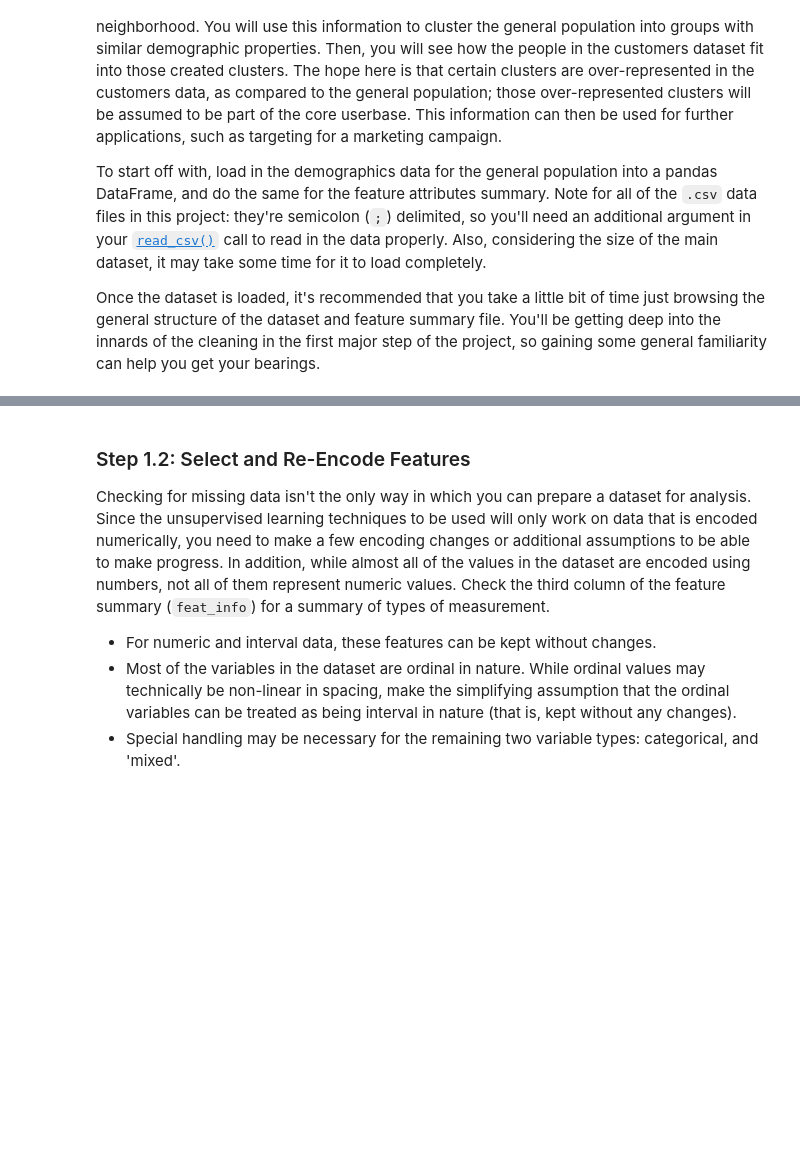
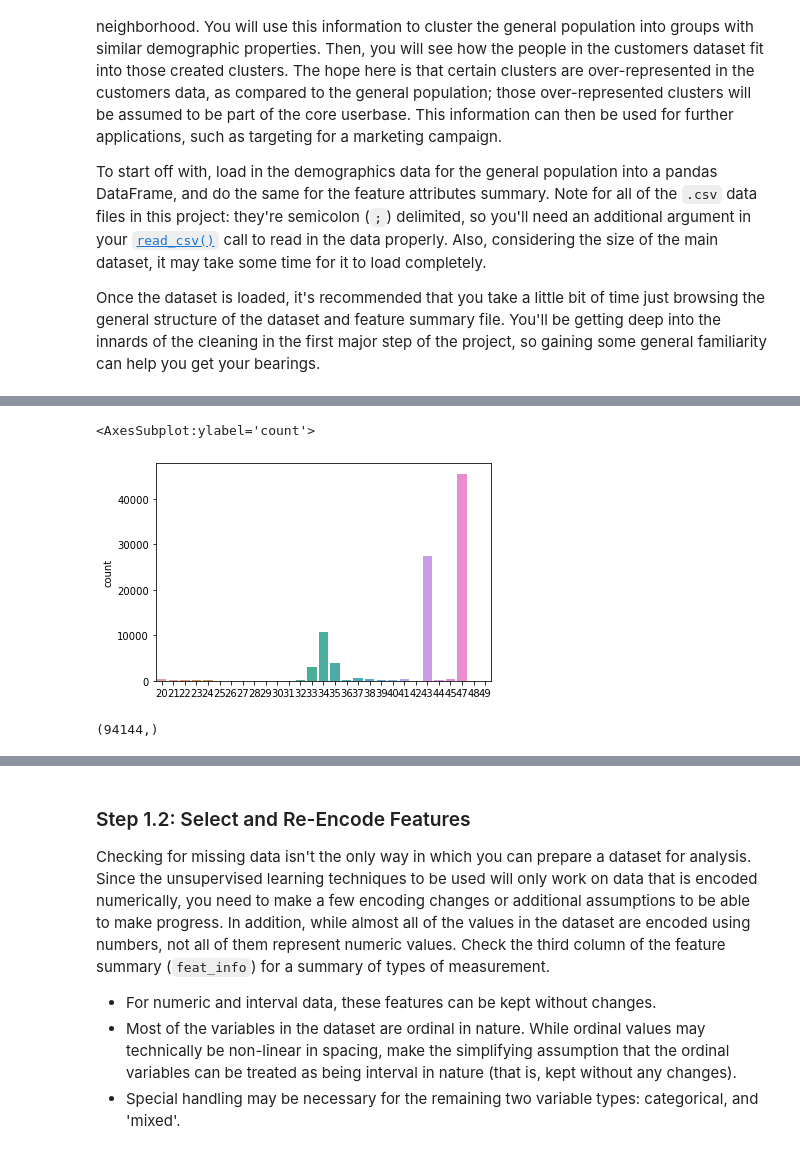
Before and after one commit to sstorm183/Unsupervised-Learning-Project, a Jupyter notebook: Identify_Customer_Segments.ipynb, the cells around one changed output, grey strips where cells are left out. Saved outputs shown, nothing was run; the diff lists cells and outputs as text; code cells hidden in the pictures; blank space fills up the shorter version.

```diff
--- a/Identify_Customer_Segments.ipynb
+++ b/Identify_Customer_Segments.ipynb
@@ -283,0 +235,9 @@ snsPlotCount(azidasCleaned, azidasOutliers, "PLZ8_GBZ")
+# %%
+sns.countplot(count_azdias_rows_missing_high)
+# %% [output]
+<AxesSubplot:ylabel='count'>
+[figure, added]
+# %%
+count_azdias_rows_missing_high.shape
+# %% [output]
+(94144,)
```
Also changed, not shown: parts of 161 cells of this notebook.
